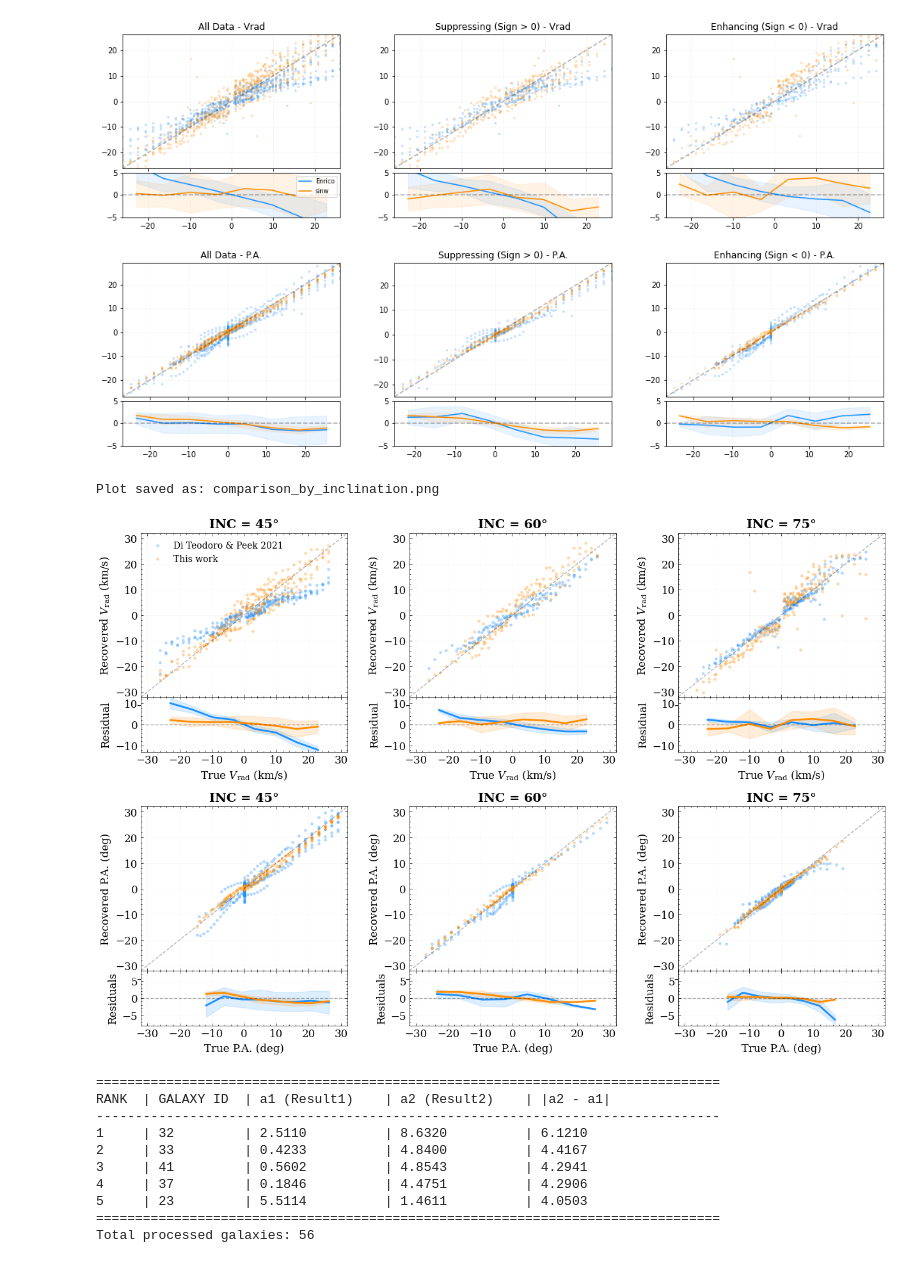
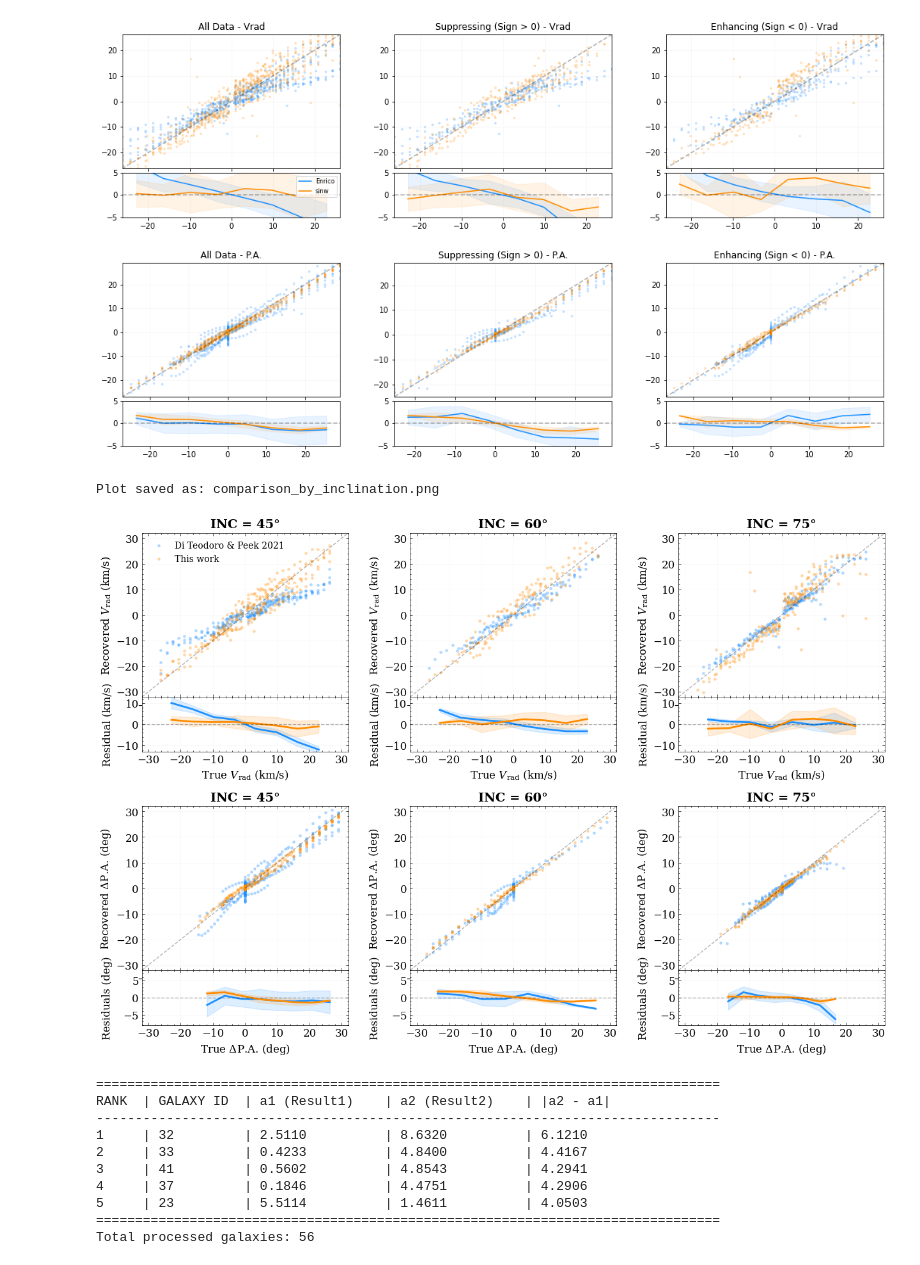
Before and after one commit to linwwwwww/method_plot, a Jupyter notebook: figure2_comparewithDi.ipynb, the cells around one changed output. Drawn from its saved outputs; the diff is of its cells as text; code cells hidden in the pictures.

```diff
--- a/figure2_comparewithDi.ipynb
+++ b/figure2_comparewithDi.ipynb
@@ -792,38 +792,38 @@ def main():
         # --- Top Row: VRAD ---
         inner_v = gridspec.GridSpecFromSubplotSpec(2, 1, subplot_spec=outer_gs[0, j], height_ratios=[3, 1],hspace=0)
         ax_v_sc = fig.add_subplot(inner_v[0])
         ax_v_rs = fig.add_subplot(inner_v[1], sharex=ax_v_sc)
         plot_inc_panel(ax_v_sc, ax_v_rs, df_sub, "True_VRAD", "R1_VRAD", "R2_VRAD")
         ax_v_sc.set_title(f"INC = {inc}°", fontsize=14, fontweight='bold')
         if inc==45:
             ax_v_sc.legend(loc='upper left', fontsize=10)
         ax_v_sc.set_ylabel(r"Recovered $V_{\rm rad}$ (km/s)", fontsize=12)
-        ax_v_rs.set_ylabel("Residual", fontsize=12)
+        ax_v_rs.set_ylabel("Residual (km/s)", fontsize=12)
         ax_v_rs.set_xlabel(r"True $V_{\rm rad}$ (km/s)", fontsize=12)
         # --- Bottom Row: PA ---
         inner_p = gridspec.GridSpecFromSubplotSpec(2, 1, subplot_spec=outer_gs[1, j], height_ratios=[3, 1],hspace=0)
         ax_p_sc = fig.add_subplot(inner_p[0])
         ax_p_rs = fig.add_subplot(inner_p[1], sharex=ax_p_sc)
         plot_inc_panel(ax_p_sc, ax_p_rs, df_sub, "True_PA", "R1_PA", "R2_PA", is_pa=True)
         ax_p_sc.set_title(f"INC = {inc}°", fontsize=14, fontweight='bold')
 
-        ax_p_sc.set_ylabel("Recovered P.A. (deg)", fontsize=12)
-        ax_p_rs.set_ylabel("Residuals", fontsize=12)
-        ax_p_rs.set_xlabel("True P.A. (deg)", fontsize=12)
+        ax_p_sc.set_ylabel("Recovered $\Delta$P.A. (deg)", fontsize=12)
+        ax_p_rs.set_ylabel("Residuals (deg)", fontsize=12,labelpad=12)
+        ax_p_rs.set_xlabel("True $\Delta$P.A. (deg)", fontsize=12)
         ax_p_rs.xaxis.set_major_locator(ticker.MultipleLocator(10))
         ax_v_rs.xaxis.set_major_locator(ticker.MultipleLocator(10))
     plt.savefig("comparison_by_inclination_DI.pdf", dpi=300, bbox_inches='tight')
     print("Plot saved as: comparison_by_inclination.png")
     plt.show()
 
 if __name__ == "__main__":
     main()
 
 # DATASERVER3/para_Barolo/test_more_model/model1123_processed_60/Archive/output/06/rings_final2.txt
 # DATASERVER3/para_Barolo/test_more_model/model1123/ring_v200_R50_PAfixed_VR0_INC75/second_step_check_sinw
 # %% [output]
 Plot saved as: comparison_by_inclination.png
-[figure, old version]
+[figure, new version]
 # %%
 #!/usr/bin/env python3
 # -*- coding: utf-8 -*-
```
Also changed, not shown: parts of 1 cell of this notebook, 13 other files.
